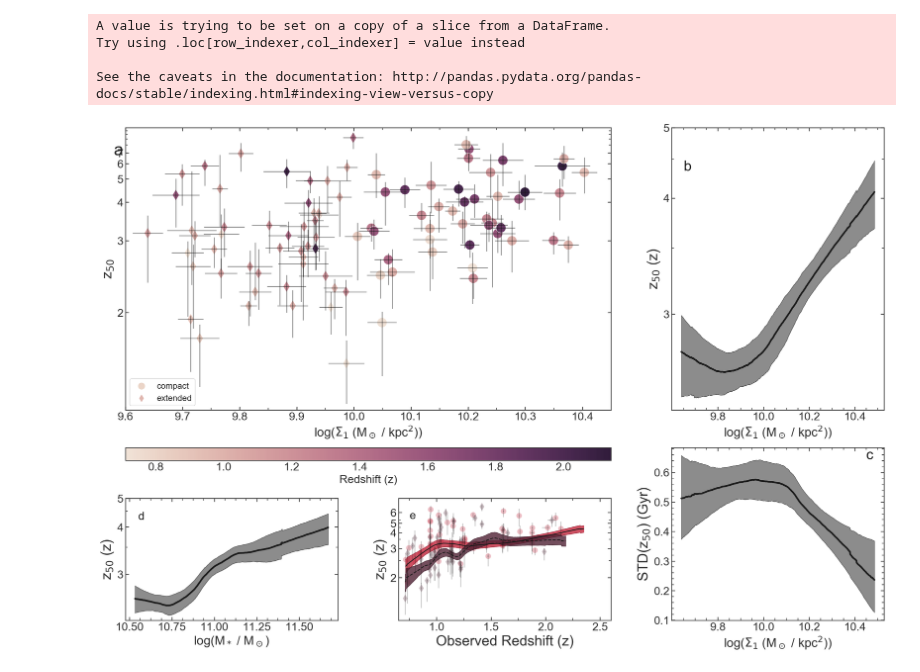
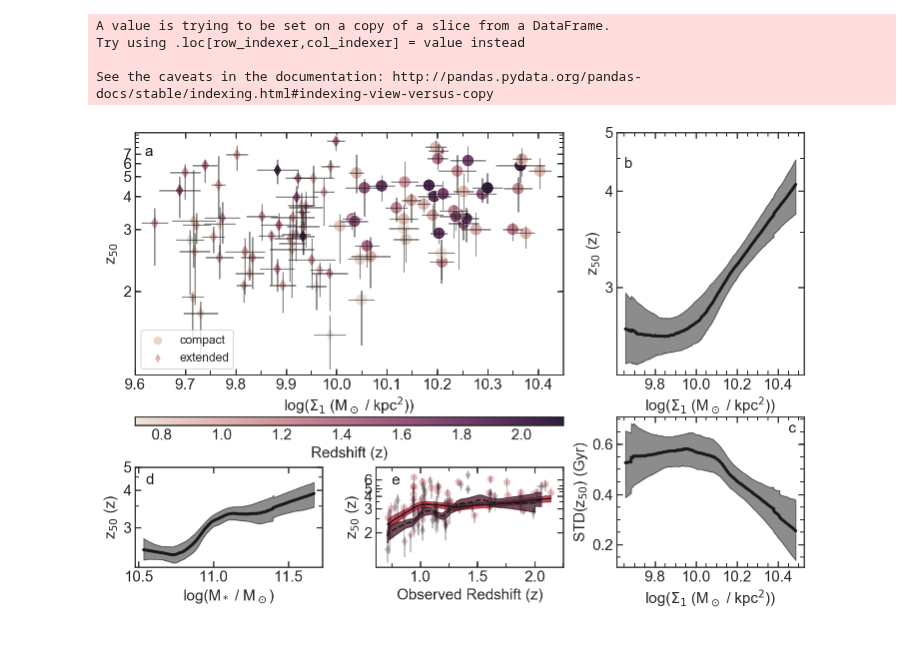
Before and after one commit to Vince-ec/Cluster_and_field, a Jupyter notebook: scripts/referee_report_plots.ipynb, the cells around one changed output. Saved outputs shown, nothing was run; the diff lists cells and outputs as text; code cells hidden in the pictures; blank space fills up the shorter version.

```diff
--- a/scripts/referee_report_plots.ipynb
+++ b/scripts/referee_report_plots.ipynb
@@ -390,23 +407,22 @@ See the caveats in the documentation: http://pandas.pydata.org/pandas-docs/stabl
 from matplotlib.patches import FancyBboxPatch
 from matplotlib import cm
 from matplotlib import colors
-gs = gridspec.GridSpec(7,6,hspace=1,wspace=0.8, height_ratios=[1,1,1,1,.3,1,1])
+gs = gridspec.GridSpec(7,6,hspace=1.6,wspace=0.8, height_ratios=[1,1,1,1,.3,1,1])
 cmap = sea.cubehelix_palette(light=0.9, as_cmap=True, start = 0.1)
 
-plt.figure(figsize=[24,16])
+plt.figure(figsize=[12,8])
 
 ax1 = plt.subplot(gs[0:4,0:4])
 
 sea.scatterplot(np.log10(mdb2.query('Sigma1 > 10**10').Sigma1),
                 cosmo.lookback_time(mdb2.query('Sigma1 > 10**10').z_50), legend=False, ax=ax1,
-            alpha=1, s=300, hue = mdb2.query('Sigma1 > 10**10').zgrism, palette = cmap,
+            alpha=1, s=150, hue = mdb2.query('Sigma1 > 10**10').zgrism, palette = cmap,
                 hue_norm = (min(mdb2.zgrism),max(mdb2.zgrism)), label = 'compact')
 
 sea.scatterplot(np.log10(mdb2.query('Sigma1 < 10**10').Sigma1),
                 cosmo.lookback_time(mdb2.query('Sigma1 < 10**10').z_50), legend=False, marker='d', ax=ax1,
-            alpha=1, s=200, hue = mdb2.query('Sigma1 < 10**10').zgrism, palette = cmap,
+            alpha=1, s=100, hue = mdb2.query('Sigma1 < 10**10').zgrism, palette = cmap,
                 hue_norm = (min(mdb2.zgrism),max(mdb2.zgrism)), label = 'extended')
-
 
 idx = 0
 for i in mdb2.index:
@@ -423,46 +439,43 @@ ax1.set_yticks(cosmo.lookback_time([2,3,4,5,6,7,8,9,10,11]).value, minor=True)
 ax1.set_ylim(cosmo.lookback_time(1.3).value,cosmo.lookback_time(12).value)
 ax1.set_xticks(np.arange(10.4,9.7,-0.05), minor=True)
 plt.xlim(9.6, 10.45)
-plt.xlabel('log($\Sigma_1$ (M$_\odot$ / kpc$^2$))', fontsize=22)
-plt.ylabel('z$_{50}$', fontsize=25)
-plt.tick_params(axis='both', which='major', labelsize=20)
-plt.legend(fontsize=15, loc = 3, markerscale = 0.75)
+plt.xlabel('log($\Sigma_1$ (M$_\odot$ / kpc$^2$))', fontsize=15)
+plt.ylabel('z$_{50}$', fontsize=15)
+plt.tick_params(axis='both', which='major', labelsize=15)
+plt.legend(fontsize=12, loc = 3, markerscale = 0.75)
 
 ############ B
 ax2 = plt.subplot(gs[0:4,4:])
-Sx_range, Sm, Sl, Sh = np.load('../data/plot_points/Sig1_lowess.npy')
+Sx_range, Sm, Sl, Sh = np.load('../data/plot_points/Sig1_lowess_ssfr.npy')
 
 plt.plot(Sx_range[20:], Sm[20:], 'k', linewidth = 3)
 plt.plot(Sx_range[20:], Sh[20:], 'k', linewidth = 0.2)
 plt.plot(Sx_range[20:], Sl[20:], 'k', linewidth = 0.2)
 plt.fill_between(Sx_range[20:], Sl[20:], Sh[20:], alpha = 0.5, color = 'k')
 
-plt.ylabel('z$_{50}$ (z)', fontsize=25)
-plt.xlabel('log($\Sigma_1$ (M$_\odot$ / kpc$^2$))', fontsize=22)
+plt.ylabel('z$_{50}$ (z)', fontsize=15)
+plt.xlabel('log($\Sigma_1$ (M$_\odot$ / kpc$^2$))', fontsize=15)
 ax2.minorticks_on()
 ax2.set_yticks(cosmo.lookback_time([3,4,5]).value)
 ax2.set_yticklabels([3,4,5])
 ax2.set_yticks(cosmo.lookback_time([3.5,4.5]).value, minor=True)
 ax2.set_xticks([9.8,10,10.2,10.4])
-plt.tick_params(axis='both', which='major', labelsize=20)
+plt.tick_params(axis='both', which='major', labelsize=15)
 
 ############ C
 
 ax5 = plt.subplot(gs[4:,4:])
 
-Sx_range, Sdm, Sdl, Sdh = np.load('../data/plot_points/Sig1_sd_lowess.npy')
+Sx_range, Sdm, Sdl, Sdh = np.load('../data/plot_points/Sig1_sd_lowess_ssfr.npy')
 
 plt.plot(Sx_range[20:], Sdm[20:], 'k', linewidth = 3)
 plt.plot(Sx_range[20:], Sdh[20:], 'k', linewidth = 0.2)
 plt.plot(Sx_range[20:], Sdl[20:], 'k', linewidth = 0.2)
 plt.fill_between(Sx_range[20:], Sdl[20:], Sdh[20:], alpha = 0.5, color = 'k')
 
-# plt.xlim(10.45,9.65)
-# plt.ylim(0.34,0.75)
-
-plt.ylabel('STD(z$_{50}$) (Gyr)', fontsize=25)
-plt.xlabel('log($\Sigma_1$ (M$_\odot$ / kpc$^2$))', fontsize=22)
-plt.tick_params(axis='both', which='major', labelsize=20)
+plt.ylabel('STD(z$_{50}$) (Gyr)', fontsize=15)
+plt.xlabel('log($\Sigma_1$ (M$_\odot$ / kpc$^2$))', fontsize=15)
+plt.tick_params(axis='both', which='major', labelsize=15)
 ax5.minorticks_on()
 ax5.set_xticks([9.8,10,10.2,10.4])
 
@@ -472,12 +485,12 @@ ax3 = plt.subplot(gs[5:,2:4])
 Cmdb = mdb2.query('Sigma1 > {0}'.format(10**10))
 Emdb = mdb2.query('Sigma1 < {0}'.format(10**10))
 sea.scatterplot(Cmdb.zgrism, cosmo.lookback_time(Cmdb.z_50),
-            color = '#C4253C',ax = ax3, alpha=0.3, s=100)
+            color = '#C4253C',ax = ax3, alpha=0.3, s=50)
 sea.scatterplot(Emdb.zgrism, cosmo.lookback_time(Emdb.z_50),
-            color = '#502234',ax = ax3, alpha=0.3, s=100, marker = 'd')
+            color = '#502234',ax = ax3, alpha=0.3, s=50, marker = 'd')
 
-Cx_range, Cm, Cl, Ch = np.load('../data/plot_points/compact_lowess.npy')
-Ex_range, Em, El, Eh = np.load('../data/plot_points/extend_lowess.npy')
+Cx_range, Cm, Cl, Ch = np.load('../data/plot_points/compact_lowess_ssfr.npy')
+Ex_range, Em, El, Eh = np.load('../data/plot_points/extend_lowess_ssfr.npy')
 
 plt.plot(Cx_range, Cm, 'k')
 plt.plot(Cx_range, Ch, 'k', linewidth = 0.2)
@@ -488,7 +501,6 @@ plt.plot(Ex_range, Em, 'k--')
 plt.plot(Ex_range, Eh, 'k', linewidth = 0.2)
 plt.plot(Ex_range, El, 'k', linewidth = 0.2)
 plt.fill_between(Ex_range, El, Eh, alpha = 0.8, color = '#502234')
-
 
 
 idx = 0
@@ -501,47 +513,47 @@ for i in mdb2.index:
 
     plt.errorbar(mdb2.zgrism[i], cosmo.lookback_time(mdb2.z_50[i]).value,
                  xerr = np.abs([[zlerr], [zherr]]), yerr = np.abs([[z50lerr], [z50herr]]),
                  linestyle = 'none', alpha= 0.25, color = 'k')
 
-ax3.set_xlabel('Observed Redshift (z)', fontsize=25)
-ax3.set_ylabel('z$_{50}$ (z)', fontsize=25)
+ax3.set_xlabel('Observed Redshift (z)', fontsize=15)
+ax3.set_ylabel('z$_{50}$ (z)', fontsize=15)
 
 ax3.set_yticks(cosmo.lookback_time([2,3,4,5,7]).value)
 ax3.set_yticklabels([2,3,4,5,6,7,9])
 ax3.set_xticks([0.75, 1.25, 1.5,1.75, 2.25], minor = True)
-ax3.set_xlim(0.65,2.6)
+# ax3.set_xlim(0.65,2.6)
 ax3.set_yticks(cosmo.lookback_time([2.5,3.5,4.5,5.5]).value, minor=True)
-plt.tick_params(axis='both', which='major', labelsize=20)
+plt.tick_params(axis='both', which='major', labelsize=15)
 
 ############ E
 ax4 = plt.subplot(gs[5:,:2])
-Mx_range, Mdm, Mdl, Mdh = np.load('../data/plot_points/mass_lowess.npy')
+Mx_range, Mdm, Mdl, Mdh = np.load('../data/plot_points/mass_lowess_ssfr.npy')
 
 plt.plot(Mx_range[27:], Mdm[27:], 'k', linewidth = 3)
 plt.plot(Mx_range[27:], Mdh[27:], 'k', linewidth = 0.2)
 plt.plot(Mx_range[27:], Mdl[27:], 'k', linewidth = 0.2)
 plt.fill_between(Mx_range[27:], Mdl[27:], Mdh[27:], alpha = 0.5, color = 'k')
 
-plt.ylabel('z$_{50}$ (z)', fontsize=25)
-plt.xlabel('log(M$_*$ / M$_\odot$)', fontsize=22)
+plt.ylabel('z$_{50}$ (z)', fontsize=15)
+plt.xlabel('log(M$_*$ / M$_\odot$)', fontsize=15)
 ax4.set_yticks(cosmo.lookback_time([3,4,5]).value)
 ax4.set_yticklabels([3,4,5])
 ax4.set_yticks(cosmo.lookback_time([3.5,4.5]).value, minor=True)
-plt.tick_params(axis='both', which='major', labelsize=20)
+plt.tick_params(axis='both', which='major', labelsize=15)
 
-ax1.text(9.58, 13.,'a', fontsize = 30, color = 'k')
-ax2.text(9.65, 12.4,'b', fontsize = 25, color = 'k')
-ax5.text(10.45, 0.645,'c', fontsize = 25, color = 'k')
-ax3.text(0.75, 12.8,'e', fontsize = 20, color = 'k')
-ax4.text(10.55, 12.35,'d', fontsize = 20, color = 'k',)
+ax1.text(9.62, 13.,'a', fontsize = 15, color = 'k')
+ax2.text(9.65, 12.4,'b', fontsize = 15, color = 'k')
+ax5.text(10.45, 0.645,'c', fontsize = 15, color = 'k')
+ax3.text(0.75, 12.8,'e', fontsize = 15, color = 'k')
+ax4.text(10.55, 12.35,'d', fontsize = 15, color = 'k',)
 
 ax6 = plt.subplot(gs[4,0:4])
 norm = mpl.colors.Normalize(vmin=min(mdb2.zgrism), vmax = max(mdb2.zgrism))
 mpl.colorbar.ColorbarBase(ax6, cmap = cmap, norm=norm, orientation='horizontal')
-ax6.set_xlabel('Redshift (z)', fontsize=20)
-plt.tick_params(axis='both', which='major', labelsize=20)
+ax6.set_xlabel('Redshift (z)', fontsize=15)
+plt.tick_params(axis='both', which='major', labelsize=15)
 # ax6.yaxis.set_label_position('')
 
-# plt.savefig('../plots/compact_sig1_ssfr.png', bbox_inches = 'tight')
+plt.savefig('../plots/compact_sig1_ssfr.png', bbox_inches = 'tight')
 # %% [output]
-[figure, old version]
+[figure, new version]
```
Also changed, not shown: parts of 15 cells of this notebook, 2 other files.
